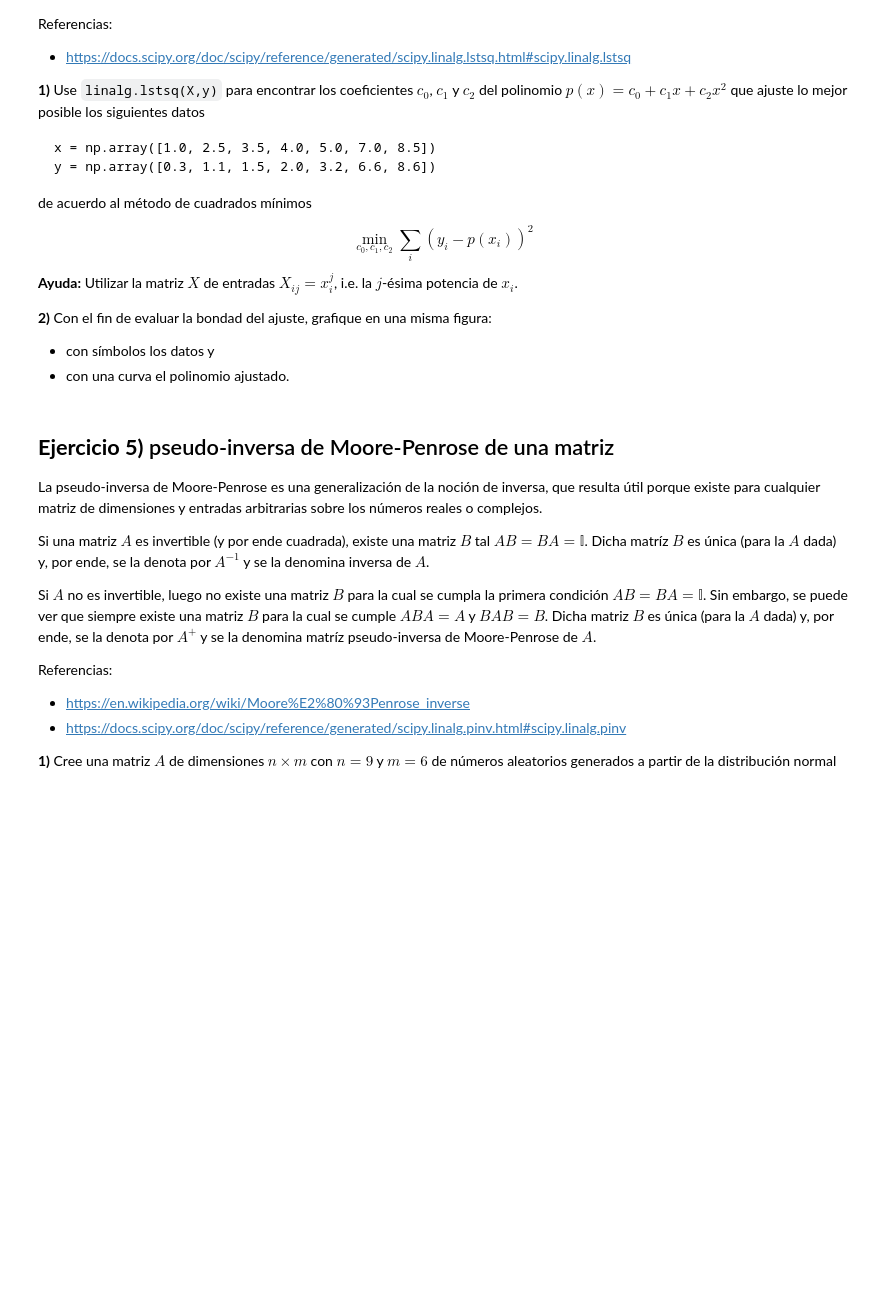
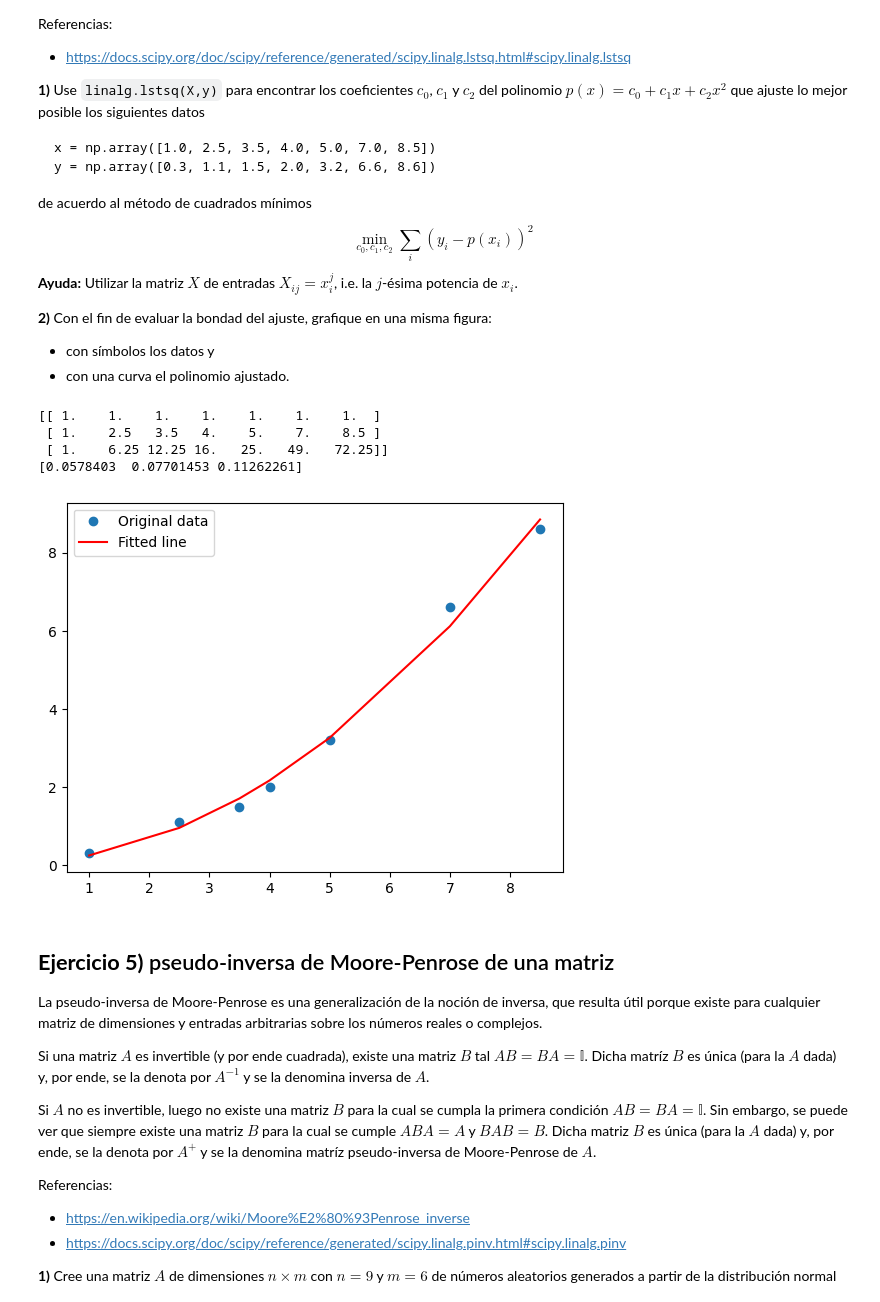
Before and after one commit to AdolfoBanchio/Redes-neuronales-2024, a Jupyter notebook: guias_ejercicios/redes_neuronales_2024_guia_3.ipynb, the cells around one changed output. Drawn from its saved outputs; the diff is of its cells as text; code cells hidden in the pictures; blank space fills up the shorter version.

```diff
--- a/guias_ejercicios/redes_neuronales_2024_guia_3.ipynb
+++ b/guias_ejercicios/redes_neuronales_2024_guia_3.ipynb
@@ -101,3 +127,23 @@ $$
+# %%
+# 4.1)
+x = np.array([1.0, 2.5, 3.5, 4.0, 5.0, 7.0, 8.5])
+y = np.array([0.3, 1.1, 1.5, 2.0, 3.2, 6.6, 8.6])
+
+X = np.vstack([np.ones(len(x)), x, x**2]).T
+print(X.T)
+p, res, rank, s = linalg.lstsq(X, y)
+print(p)
+
+plt.plot(x, y, 'o', label='Original data')
+plt.plot(x, p[0] + p[1]*x + p[2]*x**2, 'r', label='Fitted line')
+plt.legend()
+plt.show()
+# %% [output]
+[[ 1.    1.    1.    1.    1.    1.    1.  ]
+ [ 1.    2.5   3.5   4.    5.    7.    8.5 ]
+ [ 1.    6.25 12.25 16.   25.   49.   72.25]]
+[0.0578403  0.07701453 0.11262261]
+[figure, added]
 # %% [markdown]
 ## **Ejercicio 5)** pseudo-inversa de Moore-Penrose de una matriz
 
```
Also changed, not shown: parts of 15 cells of this notebook, 13 other files.
